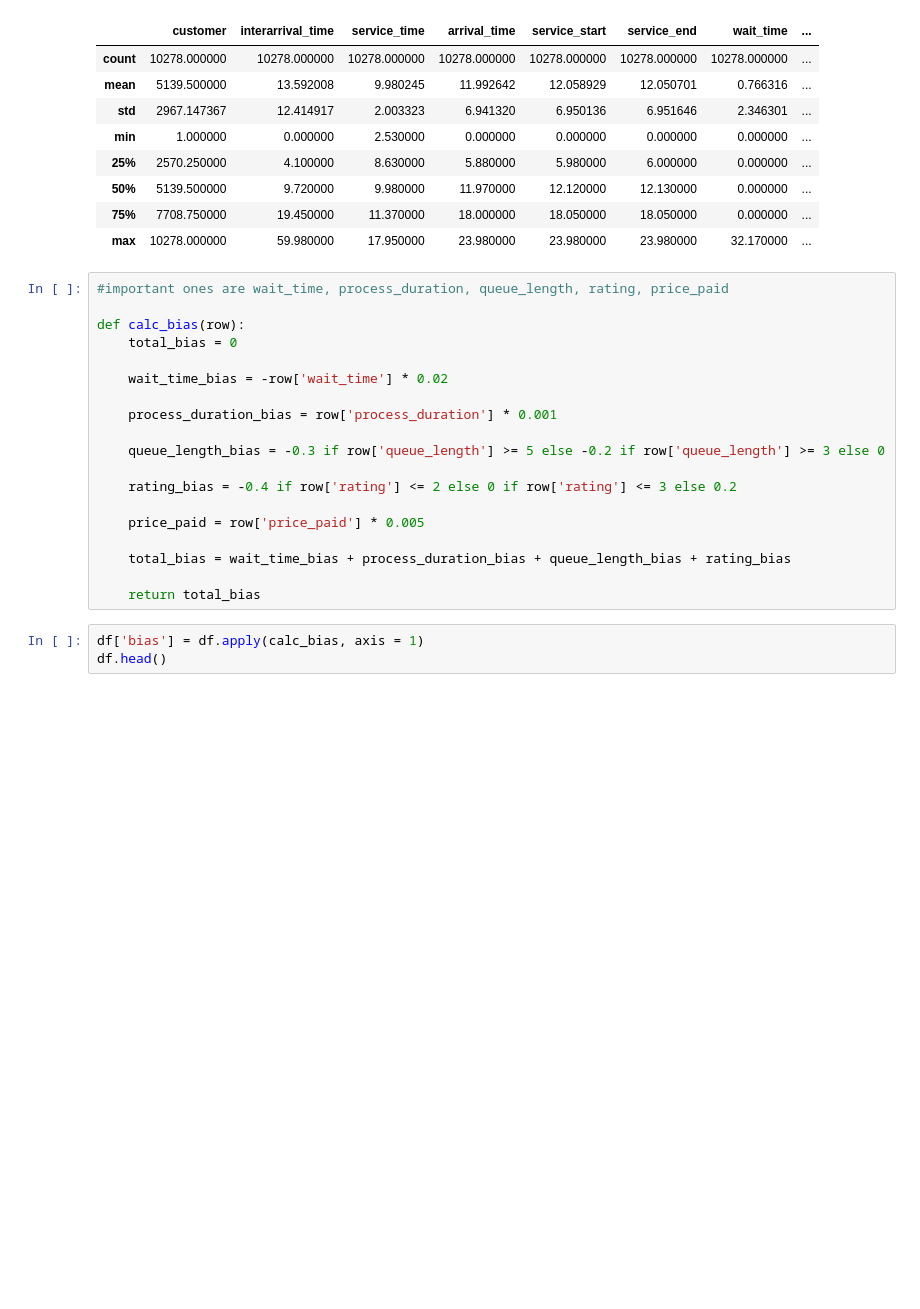
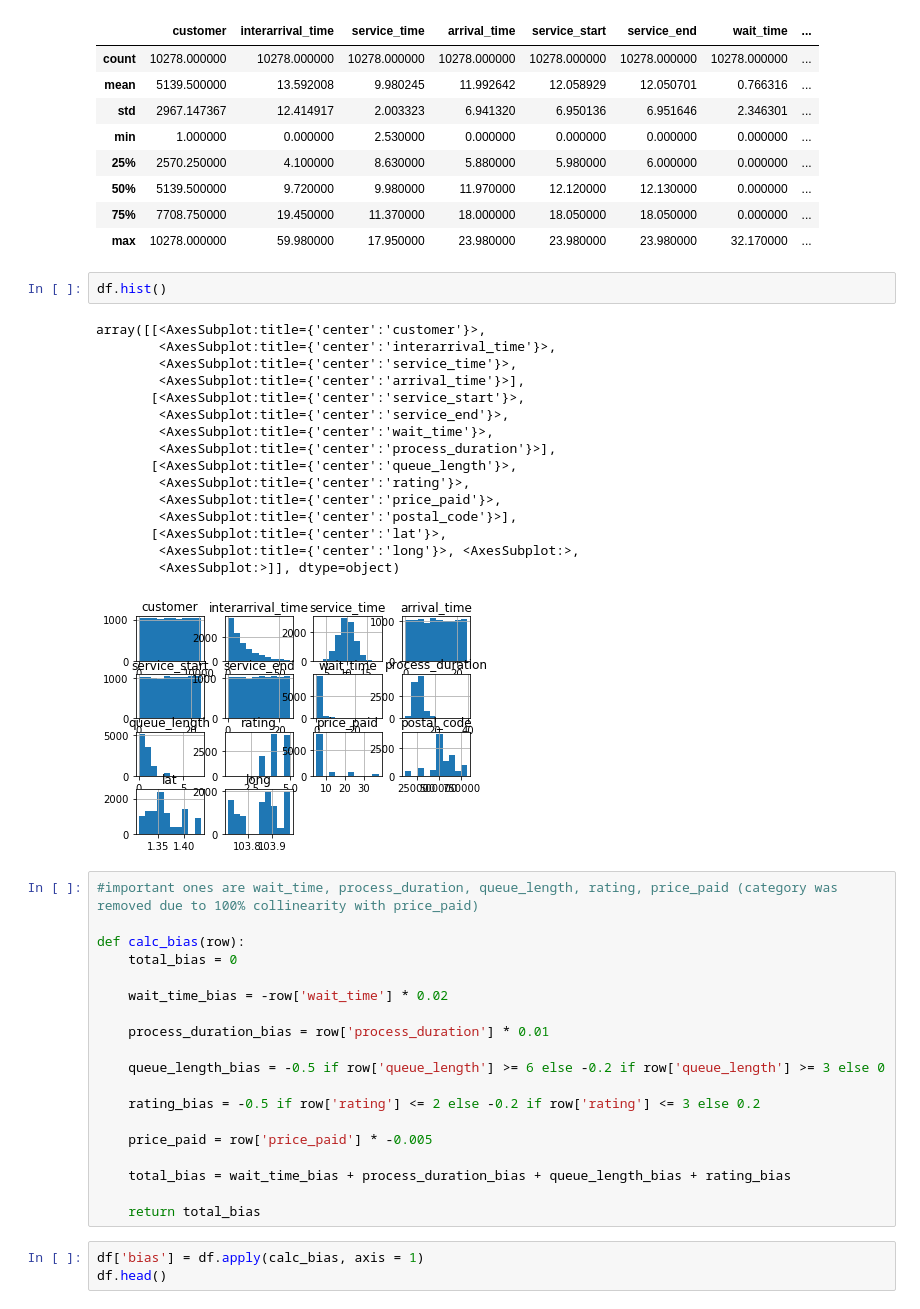
Before and after one commit to lohkokwee/Snip-Avenue-Dashboard, a Jupyter notebook: notebooks/snip_avenue_simulatedML.ipynb, the cells around one changed output. Saved outputs shown, nothing was run; the diff lists cells and outputs as text; blank space fills up the shorter version.

```diff
--- a/notebooks/snip_avenue_simulatedML.ipynb
+++ b/notebooks/snip_avenue_simulatedML.ipynb
@@ -30,21 +31,40 @@ df.describe()
 | 50% | 5139.500000 | 9.720000 | 9.980000 | 11.970000 | 12.120000 | 12.130000 | 0.000000 | ... |
 | 75% | 7708.750000 | 19.450000 | 11.370000 | 18.000000 | 18.050000 | 18.050000 | 0.000000 | ... |
 | max | 10278.000000 | 59.980000 | 17.950000 | 23.980000 | 23.980000 | 23.980000 | 32.170000 | ... |
+# %%
+df.hist()
+# %% [output]
+array([[<AxesSubplot:title={'center':'customer'}>,
+        <AxesSubplot:title={'center':'interarrival_time'}>,
+        <AxesSubplot:title={'center':'service_time'}>,
+        <AxesSubplot:title={'center':'arrival_time'}>],
+       [<AxesSubplot:title={'center':'service_start'}>,
+        <AxesSubplot:title={'center':'service_end'}>,
+        <AxesSubplot:title={'center':'wait_time'}>,
+        <AxesSubplot:title={'center':'process_duration'}>],
+       [<AxesSubplot:title={'center':'queue_length'}>,
+        <AxesSubplot:title={'center':'rating'}>,
+        <AxesSubplot:title={'center':'price_paid'}>,
+        <AxesSubplot:title={'center':'postal_code'}>],
+       [<AxesSubplot:title={'center':'lat'}>,
+        <AxesSubplot:title={'center':'long'}>, <AxesSubplot:>,
+        <AxesSubplot:>]], dtype=object)
+[figure, added]
 # %%
-#important ones are wait_time, process_duration, queue_length, rating, price_paid
+#important ones are wait_time, process_duration, queue_length, rating, price_paid (category was removed due to 100% collinearity with price_paid)
 
 def calc_bias(row):
     total_bias = 0
 
     wait_time_bias = -row['wait_time'] * 0.02
 
-    process_duration_bias = row['process_duration'] * 0.001
+    process_duration_bias = row['process_duration'] * 0.01
 
-    queue_length_bias = -0.3 if row['queue_length'] >= 5 else -0.2 if row['queue_length'] >= 3 else 0
+    queue_length_bias = -0.5 if row['queue_length'] >= 6 else -0.2 if row['queue_length'] >= 3 else 0
 
-    rating_bias = -0.4 if row['rating'] <= 2 else 0 if row['rating'] <= 3 else 0.2
+    rating_bias = -0.5 if row['rating'] <= 2 else -0.2 if row['rating'] <= 3 else 0.2
 
-    price_paid = row['price_paid'] * 0.005
+    price_paid = row['price_paid'] * -0.005
 
     total_bias = wait_time_bias + process_duration_bias + queue_length_bias + rating_bias
 
```
Also changed, not shown: parts of 9 cells of this notebook, 1 other file.
